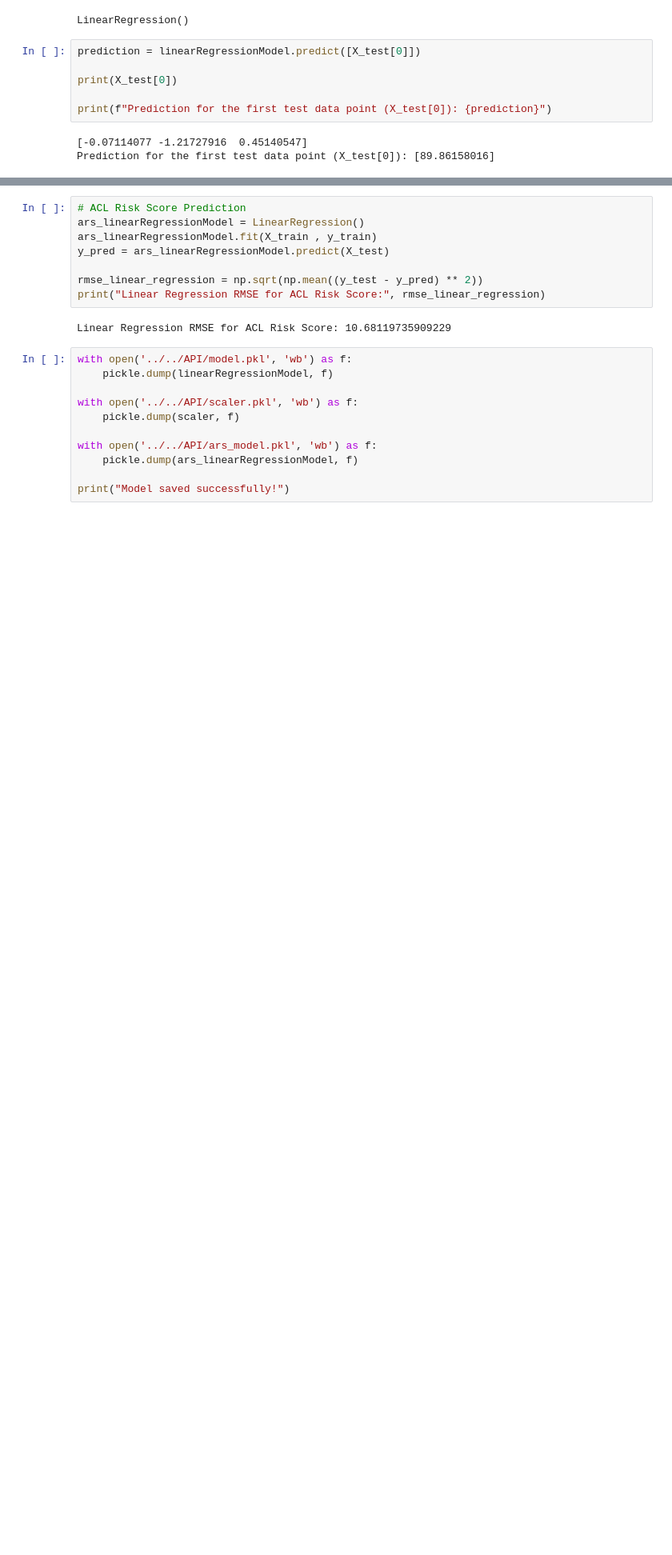
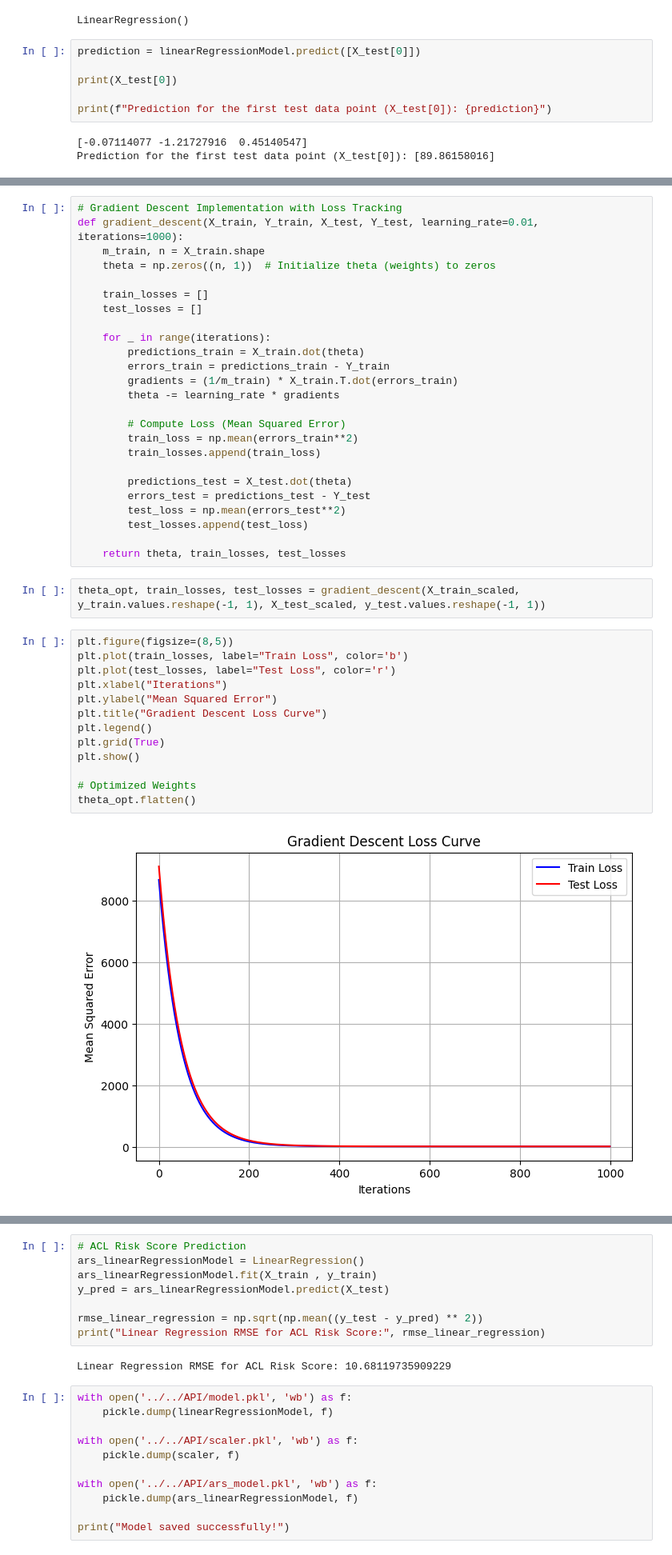
Before and after one commit to dean-daryl/multivariate-linear-regression, a Jupyter notebook: summative/linear_regression/Collegiate Injury Notebook (3).ipynb, the cells around one changed output, grey strips where cells are left out. Shown: that part at 80% size. Saved outputs shown, nothing was run; the diff lists cells and outputs as text; blank space fills up the shorter version.

```diff
--- a/summative/linear_regression/Collegiate Injury Notebook (3).ipynb
+++ b/summative/linear_regression/Collegiate Injury Notebook (3).ipynb
@@ -172,0 +155,42 @@ print(y_pred)
+# %%
+# Gradient Descent Implementation with Loss Tracking
+def gradient_descent(X_train, Y_train, X_test, Y_test, learning_rate=0.01, iterations=1000):
+    m_train, n = X_train.shape
+    theta = np.zeros((n, 1))  # Initialize theta (weights) to zeros
+
+    train_losses = []
+    test_losses = []
+
+    for _ in range(iterations):
+        predictions_train = X_train.dot(theta)
+        errors_train = predictions_train - Y_train
+        gradients = (1/m_train) * X_train.T.dot(errors_train)
+        theta -= learning_rate * gradients
+
+        # Compute Loss (Mean Squared Error)
+        train_loss = np.mean(errors_train**2)
+        train_losses.append(train_loss)
+
+        predictions_test = X_test.dot(theta)
+        errors_test = predictions_test - Y_test
+        test_loss = np.mean(errors_test**2)
+        test_losses.append(test_loss)
+
+    return theta, train_losses, test_losses
+# %%
+theta_opt, train_losses, test_losses = gradient_descent(X_train_scaled, y_train.values.reshape(-1, 1), X_test_scaled, y_test.values.reshape(-1, 1))
+# %%
+plt.figure(figsize=(8,5))
+plt.plot(train_losses, label="Train Loss", color='b')
+plt.plot(test_losses, label="Test Loss", color='r')
+plt.xlabel("Iterations")
+plt.ylabel("Mean Squared Error")
+plt.title("Gradient Descent Loss Curve")
+plt.legend()
+plt.grid(True)
+plt.show()
+
+# Optimized Weights
+theta_opt.flatten()
+# %% [output]
+[figure, added]
```
Also changed, not shown: parts of 9 cells of this notebook, 10 other files.
